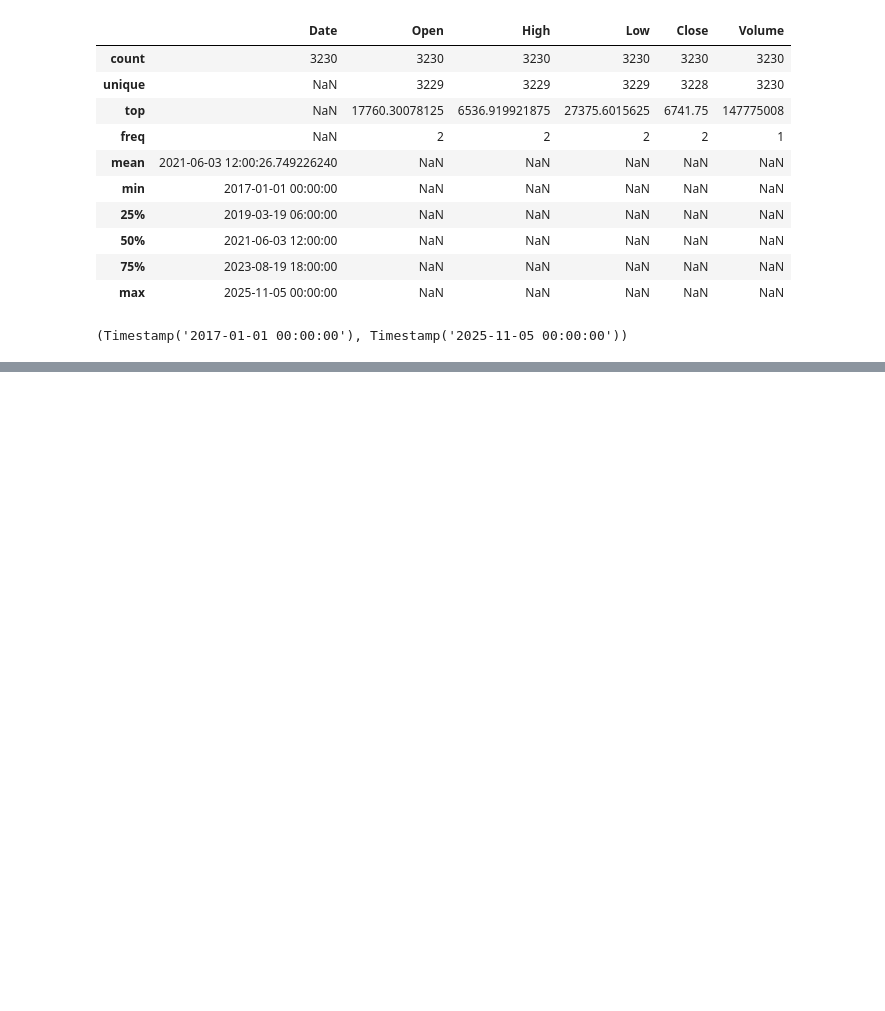
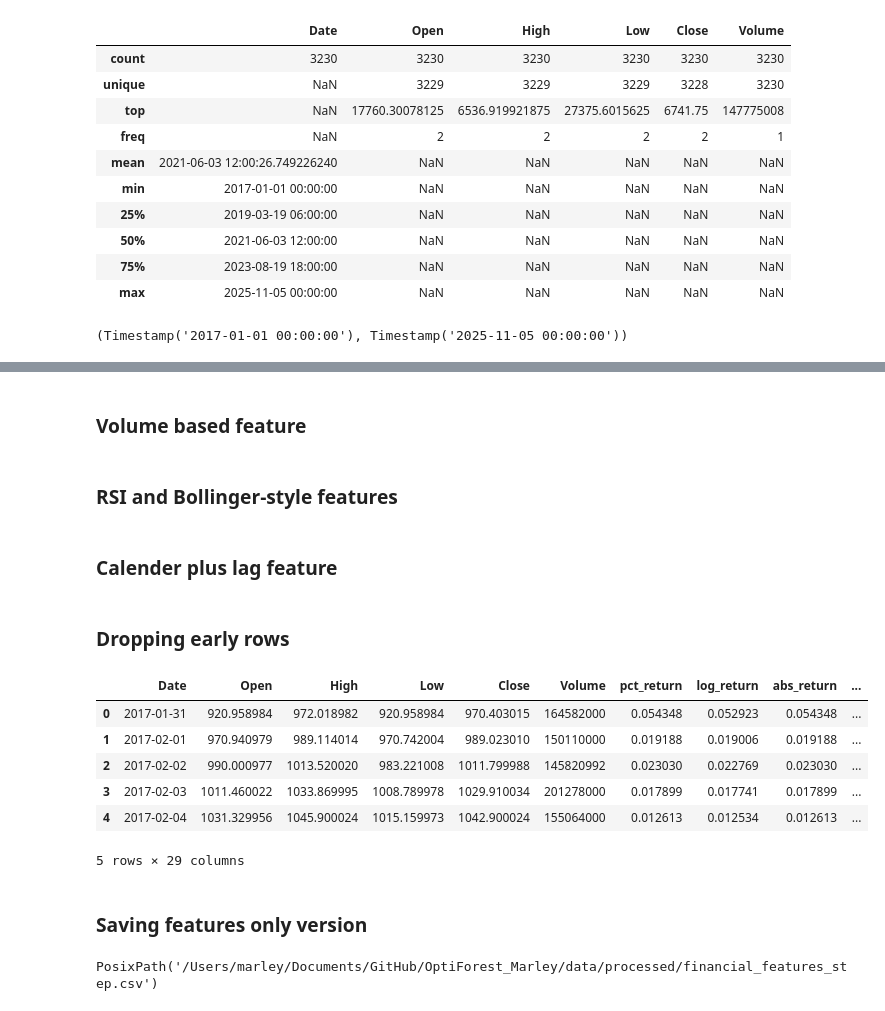
Before and after one commit to marleybharat/OptIForest, a Jupyter notebook: data_construction.ipynb, the cells around one changed output, grey strips where cells are left out. Drawn from its saved outputs; the diff is of its cells as text; code cells hidden in the pictures; blank space fills up the shorter version.

Commit message:
Featre Engineering step completed

```diff
--- a/data_construction.ipynb
+++ b/data_construction.ipynb
@@ -255,0 +300,66 @@ df["Date"].min(), df["Date"].max()
+# %%
+# moving averages
+for w in [3, 5, 10, 20]:
+    df[f"ma_{w}"] = df["Close"].rolling(w, min_periods=1).mean()
+
+# rolling standard deviation (volatility)
+df["std_5"] = df["Close"].rolling(5, min_periods=1).std().fillna(0)
+df["std_10"] = df["Close"].rolling(10, min_periods=1).std().fillna(0)
+# %% [markdown]
+### Volume based feature
+# %%
+df["vol_ma_5"] = df["Volume"].rolling(5, min_periods=1).mean()
+df["vol_ma_10"] = df["Volume"].rolling(10, min_periods=1).mean()
+df["volume_spike_ratio"] = df["Volume"] / (df["vol_ma_10"] + 1e-6)
+# %% [markdown]
+### RSI and Bollinger-style features
+# %%
+def rsi(series, window=14):
+    delta = series.diff()
+    gain = (delta.where(delta > 0, 0)).rolling(window=window).mean()
+    loss = (-delta.where(delta < 0, 0)).rolling(window=window).mean()
+    rs = gain / (loss + 1e-6)
+    return 100 - (100 / (1 + rs))
+
+df["rsi_14"] = rsi(df["Close"], 14)
+
+ma20 = df["Close"].rolling(20, min_periods=1).mean()
+std20 = df["Close"].rolling(20, min_periods=1).std().fillna(0)
+
+df["bb_upper_20"] = ma20 + 2 * std20
+df["bb_lower_20"] = ma20 - 2 * std20
+df["dist_from_ma20"] = (df["Close"] - ma20) / (ma20 + 1e-6)
+# %% [markdown]
+### Calender plus lag feature
+# %%
+df["day_of_week"] = df["Date"].dt.dayofweek
+df["month"] = df["Date"].dt.month
+
+df["lag_ret_1"] = df["pct_return"].shift(1)
+df["lag_ret_2"] = df["pct_return"].shift(2)
+df["lag_ret_3"] = df["pct_return"].shift(3)
+# %% [markdown]
+### Dropping early rows
+# %%
+df_fe = df.iloc[30:].reset_index(drop=True)
+df_fe.isna().sum().head(30)
+df_fe.head()
+# %% [output]
+|  | Date | Open | High | Low | Close | Volume | pct_return | log_return | abs_return | ... |
+| 0 | 2017-01-31 | 920.958984 | 972.018982 | 920.958984 | 970.403015 | 164582000 | 0.054348 | 0.052923 | 0.054348 | ... |
+| 1 | 2017-02-01 | 970.940979 | 989.114014 | 970.742004 | 989.023010 | 150110000 | 0.019188 | 0.019006 | 0.019188 | ... |
+| 2 | 2017-02-02 | 990.000977 | 1013.520020 | 983.221008 | 1011.799988 | 145820992 | 0.023030 | 0.022769 | 0.023030 | ... |
+| 3 | 2017-02-03 | 1011.460022 | 1033.869995 | 1008.789978 | 1029.910034 | 201278000 | 0.017899 | 0.017741 | 0.017899 | ... |
+| 4 | 2017-02-04 | 1031.329956 | 1045.900024 | 1015.159973 | 1042.900024 | 155064000 | 0.012613 | 0.012534 | 0.012613 | ... |
+5 rows × 29 columns
+# %% [markdown]
+### Saving features only version
+# %%
+processed_dir = REPO_ROOT / "data" / "processed"
+processed_dir.mkdir(parents=True, exist_ok=True)
+
+features_path = processed_dir / "financial_features_step.csv"
+df_fe.to_csv(features_path, index=False)
+features_path
+# %% [output]
+PosixPath('/Users/marley/Documents/GitHub/OptiForest_Marley/data/processed/financial_features_step.csv')
```
Also changed, not shown: parts of 6 cells of this notebook.
